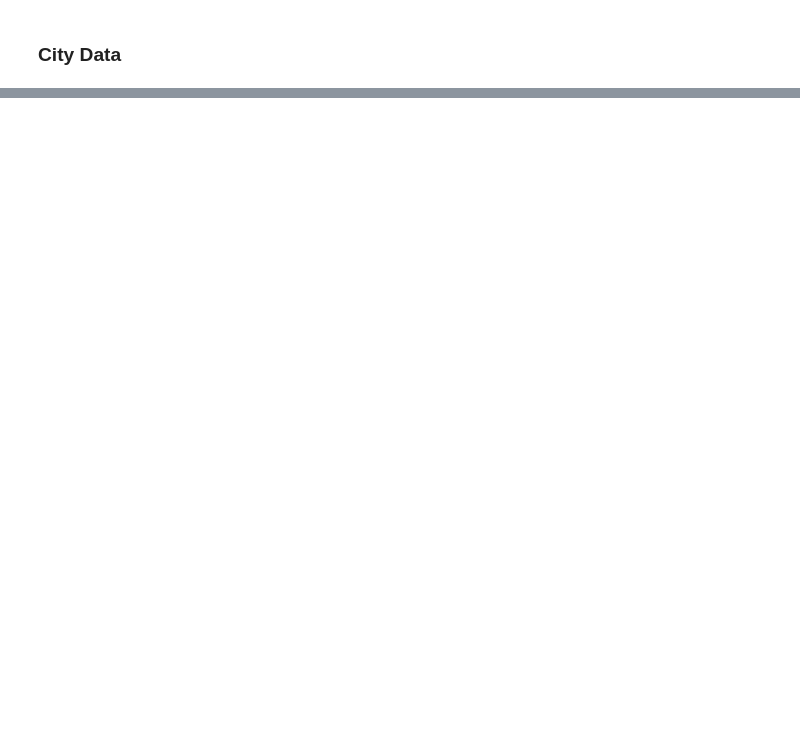
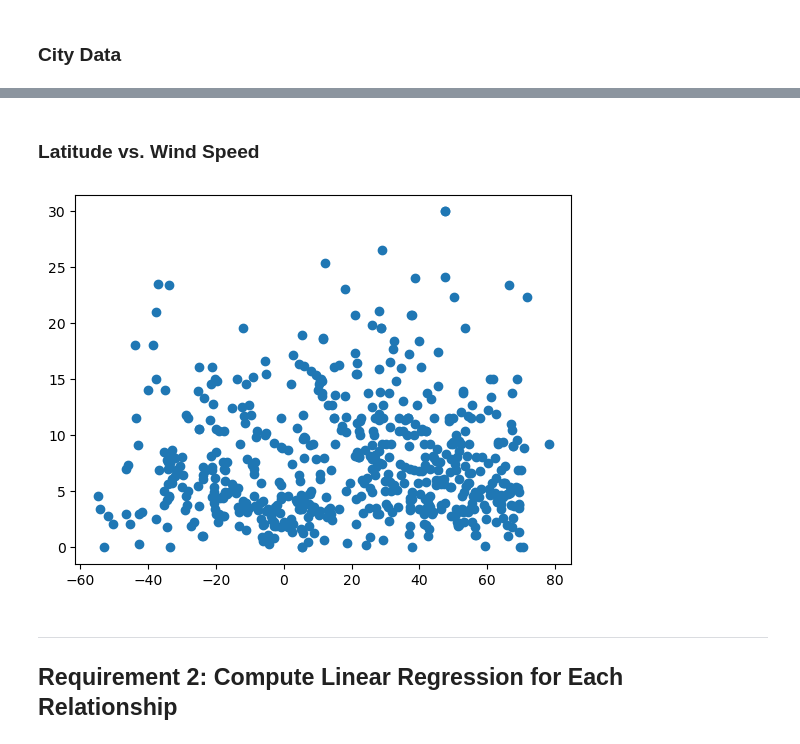
Before and after one commit to baronsgit/python-api-challenge, a Jupyter notebook: WeatherPy/WeatherPy.ipynb, the cells around one changed output, grey strips where cells are left out. Saved outputs shown, nothing was run; the diff lists cells and outputs as text; code cells hidden in the pictures; blank space fills up the shorter version.

```diff
--- a/WeatherPy/WeatherPy.ipynb
+++ b/WeatherPy/WeatherPy.ipynb
@@ -205,0 +220,14 @@ url
+# %% [markdown]
+### Latitude vs. Wind Speed
+# %%
+plt.scatter(city_data_df["Lat"],city_data_df["Wind Speed"])
+
+plt.show()
+
+plt.close()
+# %% [output]
+[figure, added]
+# %% [markdown]
+---
+
+## Requirement 2: Compute Linear Regression for Each Relationship
```
Also changed, not shown: parts of 30 cells of this notebook.
